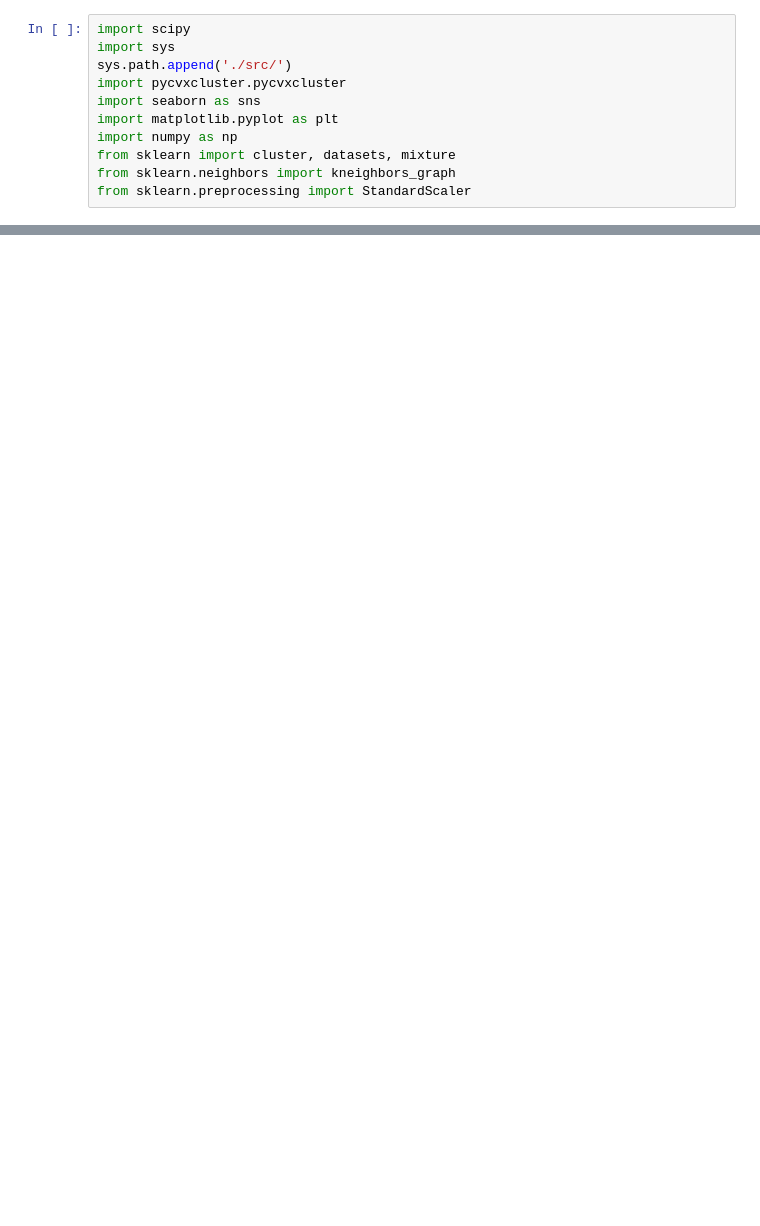
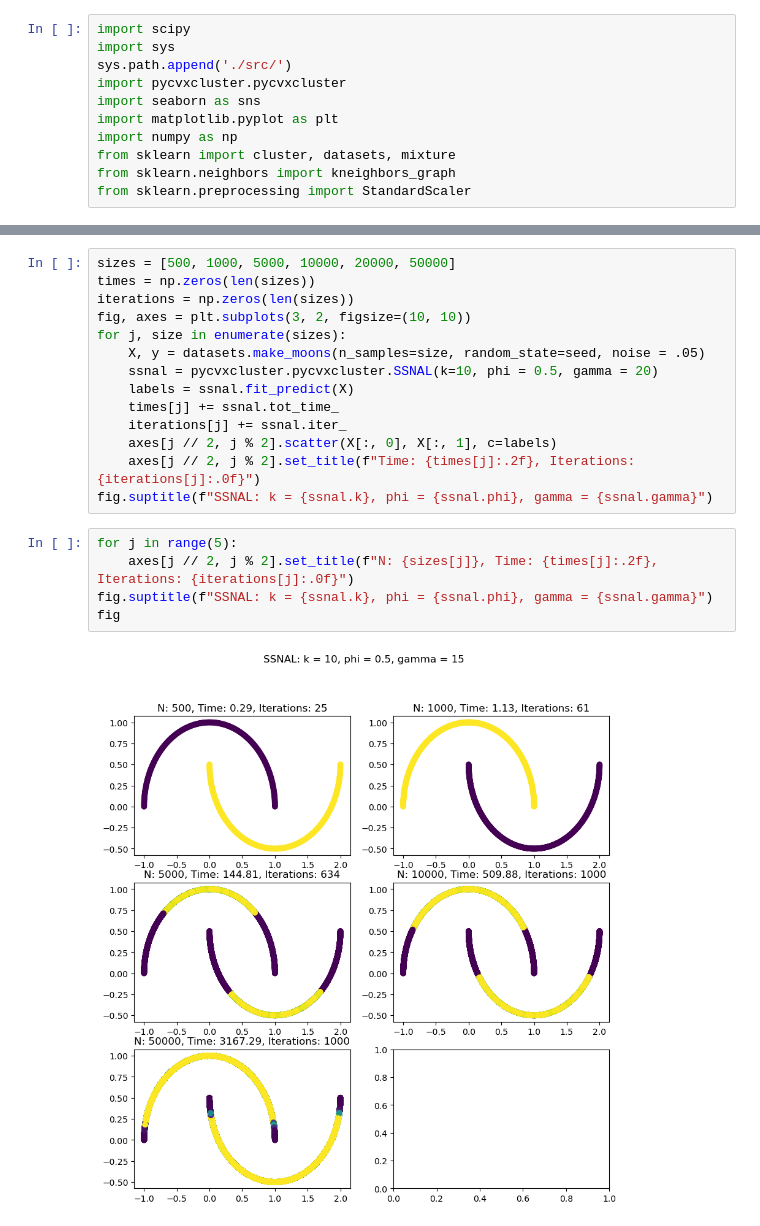
Before and after one commit to dx-li/pycvxcluster, a Jupyter notebook: Examples.ipynb, the cells around one changed output, grey strips where cells are left out. Cells and saved outputs as stored; diff of their text form; blank space fills up the shorter version.

```diff
--- a/Examples.ipynb
+++ b/Examples.ipynb
@@ -74,0 +157,21 @@ Clustering completed in 0.19666779192630202 seconds.
+# %%
+sizes = [500, 1000, 5000, 10000, 20000, 50000]
+times = np.zeros(len(sizes))
+iterations = np.zeros(len(sizes))
+fig, axes = plt.subplots(3, 2, figsize=(10, 10))
+for j, size in enumerate(sizes):
+    X, y = datasets.make_moons(n_samples=size, random_state=seed, noise = .05)
+    ssnal = pycvxcluster.pycvxcluster.SSNAL(k=10, phi = 0.5, gamma = 20)
+    labels = ssnal.fit_predict(X)
+    times[j] += ssnal.tot_time_
+    iterations[j] += ssnal.iter_
+    axes[j // 2, j % 2].scatter(X[:, 0], X[:, 1], c=labels)
+    axes[j // 2, j % 2].set_title(f"Time: {times[j]:.2f}, Iterations: {iterations[j]:.0f}")
+fig.suptitle(f"SSNAL: k = {ssnal.k}, phi = {ssnal.phi}, gamma = {ssnal.gamma}")
+# %%
+for j in range(5):
+    axes[j // 2, j % 2].set_title(f"N: {sizes[j]}, Time: {times[j]:.2f}, Iterations: {iterations[j]:.0f}")
+fig.suptitle(f"SSNAL: k = {ssnal.k}, phi = {ssnal.phi}, gamma = {ssnal.gamma}")
+fig
+# %% [output]
+[figure, added]
```
Also changed, not shown: parts of 4 cells of this notebook, 2 other files.
